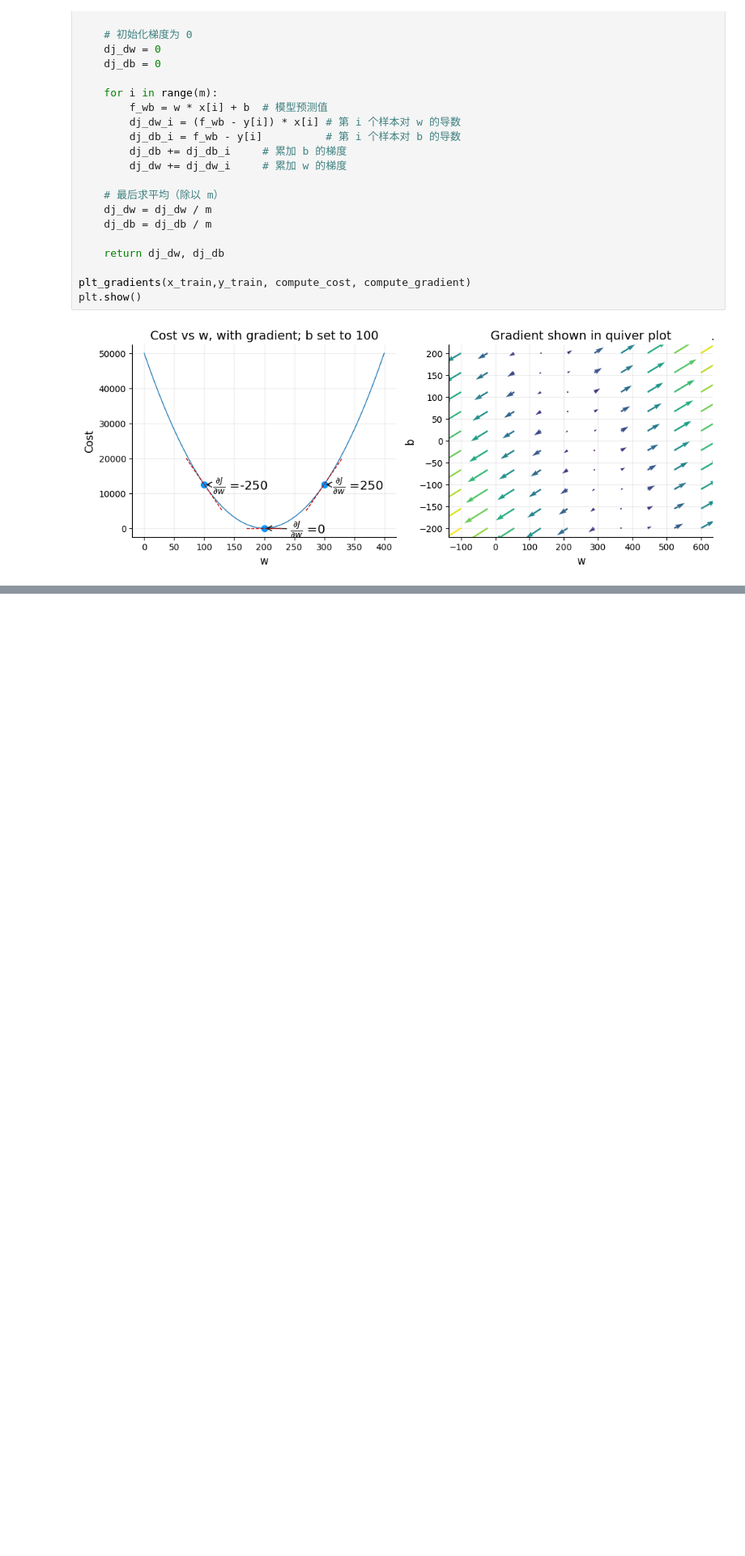
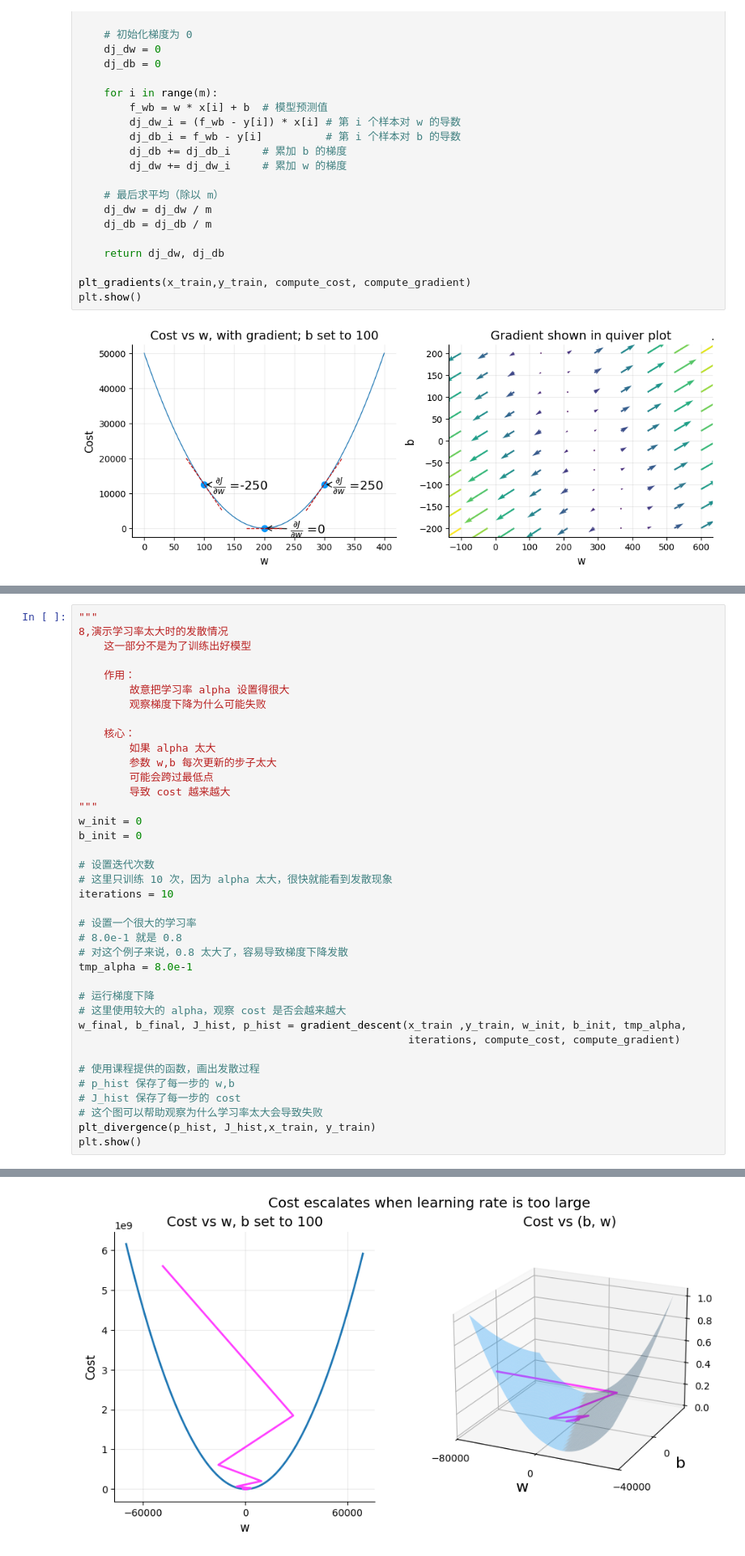
Before and after one commit to Zhangrx0211/jupyter-notebook, a Jupyter notebook: mechine/C1_W1_Linear_Regression/03_gradient_descent.ipynb, the cells around one changed output, grey strips where cells are left out. Shown at 81% size. Saved outputs shown, nothing was run; the diff lists cells and outputs as text; blank space fills up the shorter version.

```diff
--- a/mechine/C1_W1_Linear_Regression/03_gradient_descent.ipynb
+++ b/mechine/C1_W1_Linear_Regression/03_gradient_descent.ipynb
@@ -236,0 +370,39 @@ Iteration 9000: Cost 2.90e-05  dj_dw: -1.082e-03, dj_db:  1.751e-03   w:  2.000e
+# %%
+"""
+8,演示学习率太大时的发散情况
+    这一部分不是为了训练出好模型
+
+    作用：
+        故意把学习率 alpha 设置得很大
+        观察梯度下降为什么可能失败
+
+    核心：
+        如果 alpha 太大
+        参数 w,b 每次更新的步子太大
+        可能会跨过最低点
+        导致 cost 越来越大
+"""
+w_init = 0
+b_init = 0
+
+# 设置迭代次数
+# 这里只训练 10 次，因为 alpha 太大，很快就能看到发散现象
+iterations = 10
+
+# 设置一个很大的学习率
+# 8.0e-1 就是 0.8
+# 对这个例子来说，0.8 太大了，容易导致梯度下降发散
+tmp_alpha = 8.0e-1
+
+# 运行梯度下降
+# 这里使用较大的 alpha，观察 cost 是否会越来越大
+w_final, b_final, J_hist, p_hist = gradient_descent(x_train ,y_train, w_init, b_init, tmp_alpha,
+                                                    iterations, compute_cost, compute_gradient)
+
+# 使用课程提供的函数，画出发散过程
+# p_hist 保存了每一步的 w,b
+# J_hist 保存了每一步的 cost
+# 这个图可以帮助观察为什么学习率太大会导致失败
+plt_divergence(p_hist, J_hist,x_train, y_train)
+plt.show()
+# %% [output]
@@ -236,0 +419 @@ Iteration 9000: Cost 2.90e-05  dj_dw: -1.082e-03, dj_db:  1.751e-03   w:  2.000e
+[figure, added]
```
Also changed, not shown: parts of 5 cells of this notebook, 2 other files.
